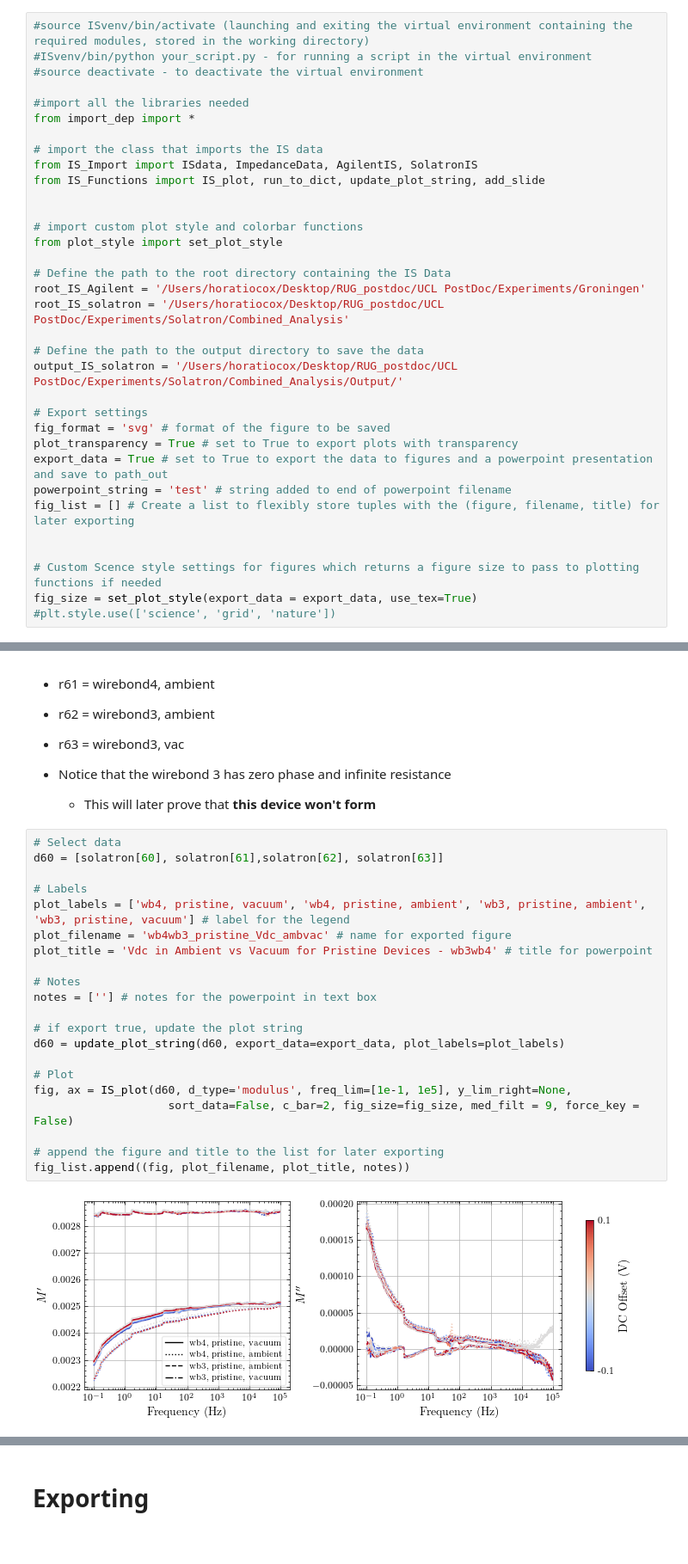
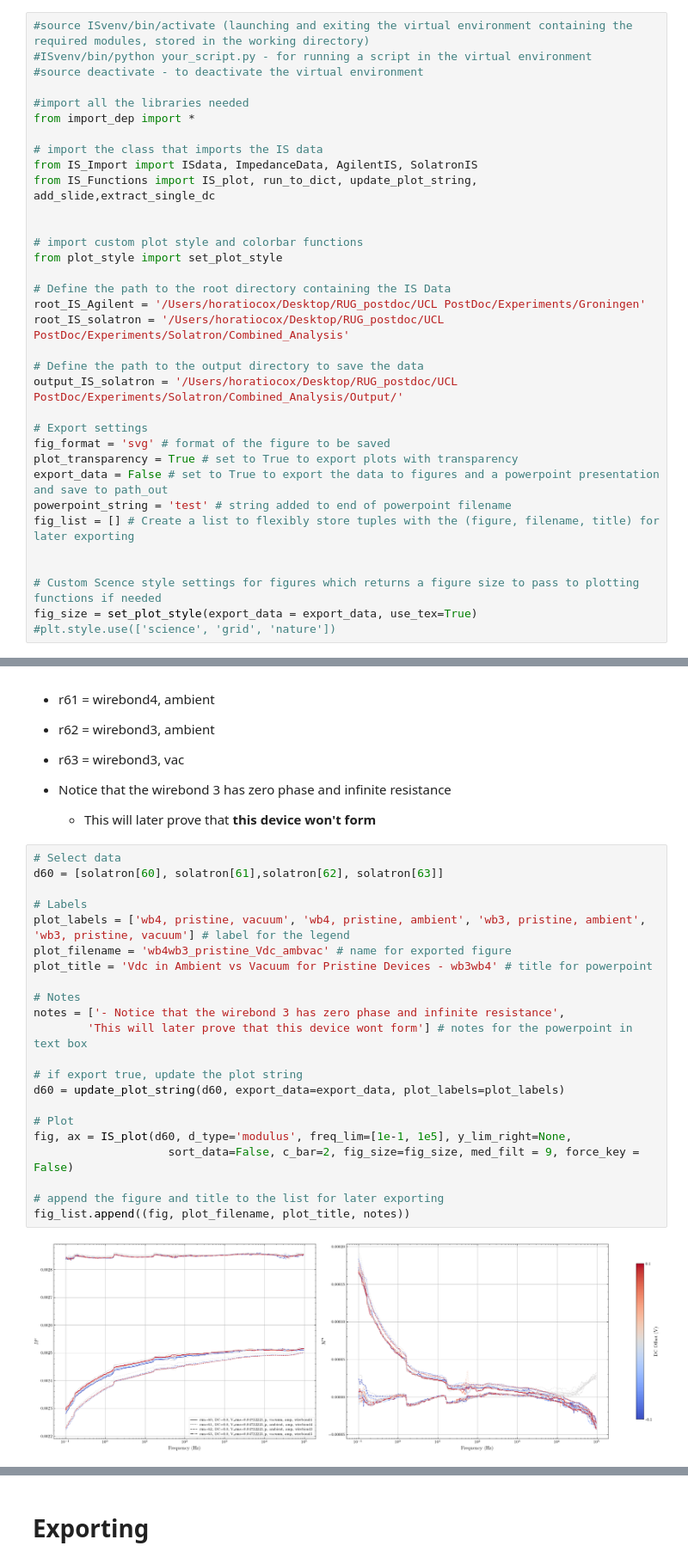
Before and after one commit to hc3413/IS_Analysis, a Jupyter notebook: IS_Analysis_solatron.ipynb, the cells around one changed output, grey strips where cells are left out. Shown at 86% size. Saved outputs shown, nothing was run; the diff lists cells and outputs as text.

Commit message:
added data and descriptions along with function to extract single VDC

```diff
--- a/IS_Analysis_solatron.ipynb
+++ b/IS_Analysis_solatron.ipynb
@@ -10,7 +10,7 @@ from import_dep import *
 
 # import the class that imports the IS data
 from IS_Import import ISdata, ImpedanceData, AgilentIS, SolatronIS
-from IS_Functions import IS_plot, run_to_dict, update_plot_string, add_slide
+from IS_Functions import IS_plot, run_to_dict, update_plot_string, add_slide,extract_single_dc
 
 
 # import custom plot style and colorbar functions
@@ -26,7 +26,7 @@ output_IS_solatron = '/Users/horatiocox/Desktop/RUG_postdoc/UCL PostDoc/Experime
 # Export settings
 fig_format = 'svg' # format of the figure to be saved
 plot_transparency = True # set to True to export plots with transparency
-export_data = True # set to True to export the data to figures and a powerpoint presentation and save to path_out
+export_data = False # set to True to export the data to figures and a powerpoint presentation and save to path_out
 powerpoint_string = 'test' # string added to end of powerpoint filename
 fig_list = [] # Create a list to flexibly store tuples with the (figure, filename, title) for later exporting
 
@@ -149,23 +149,24 @@ fig_list.append((fig, plot_filename, plot_title, notes))
 # %%
 # Select data
 d60 = [solatron[60], solatron[61],solatron[62], solatron[63]]
 
 # Labels
 plot_labels = ['wb4, pristine, vacuum', 'wb4, pristine, ambient', 'wb3, pristine, ambient', 'wb3, pristine, vacuum'] # label for the legend
 plot_filename = 'wb4wb3_pristine_Vdc_ambvac' # name for exported figure
 plot_title = 'Vdc in Ambient vs Vacuum for Pristine Devices - wb3wb4' # title for powerpoint
 
 # Notes
-notes = [''] # notes for the powerpoint in text box
+notes = ['- Notice that the wirebond 3 has zero phase and infinite resistance',
+        'This will later prove that this device wont form'] # notes for the powerpoint in text box
 
 # if export true, update the plot string
 d60 = update_plot_string(d60, export_data=export_data, plot_labels=plot_labels)
 
 # Plot
 fig, ax = IS_plot(d60, d_type='modulus', freq_lim=[1e-1, 1e5], y_lim_right=None,
                     sort_data=False, c_bar=2, fig_size=fig_size, med_filt = 9, force_key = False)
 
 # append the figure and title to the list for later exporting
 fig_list.append((fig, plot_filename, plot_title, notes))
 # %% [output]
-[figure, old version]
+[figure, new version]
```
Also changed, not shown: parts of 16 cells of this notebook, 2 other files.
